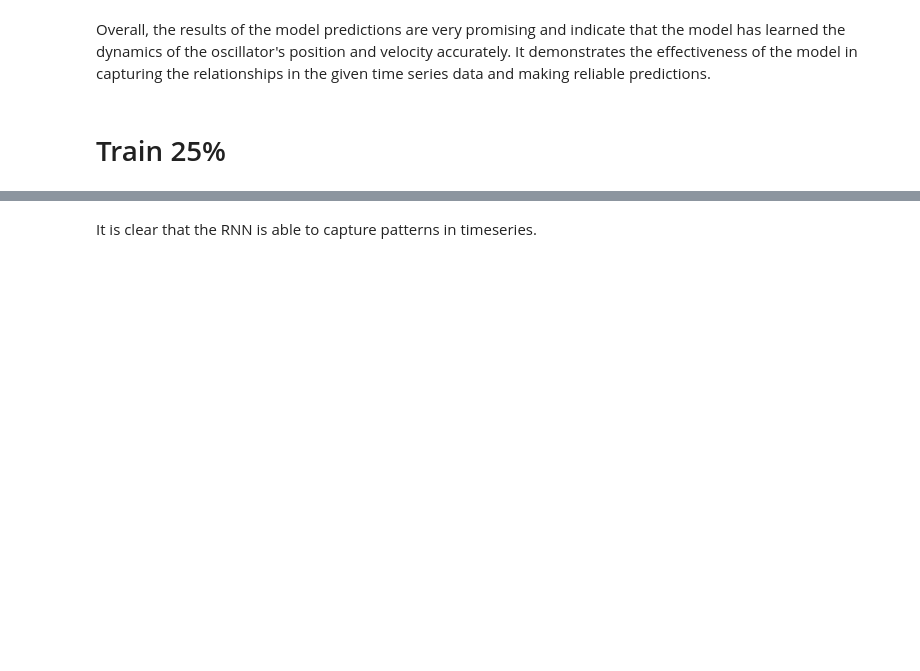
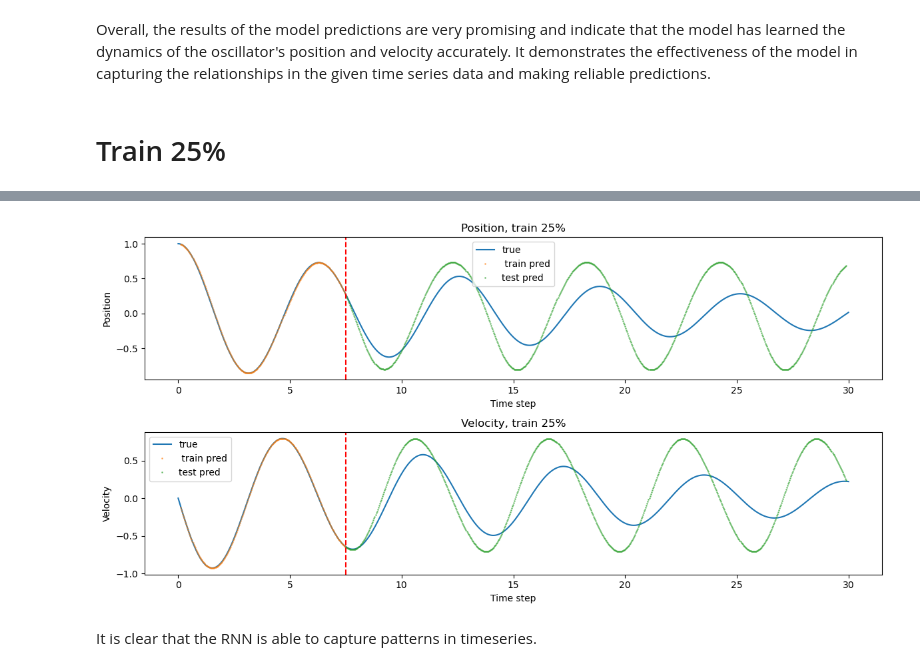
Before and after one commit to luigiEG/FYS5429_Project1, a Jupyter notebook: src/DHOscillator_LSTM.ipynb, the cells around one changed output, grey strips where cells are left out. Drawn from its saved outputs; the diff is of its cells as text; code cells hidden in the pictures; blank space fills up the shorter version.

```diff
--- a/src/DHOscillator_LSTM.ipynb
+++ b/src/DHOscillator_LSTM.ipynb
@@ -402,2 +466,34 @@ Epoch 400: train RMSE 0.0014
+# %%
+
+plt.figure(figsize=(12, 6))
+
+# Position vs Time
+plt.subplot(2, 1, 1)
+plt.plot(times, timeseries_p,  markersize=0.5, label='true')
+plt.plot(train_plot_t,train_plot_p, '.', markersize=2, label=' train pred',alpha=0.5)
+plt.plot(test_plot_t,test_plot_p, '.', markersize=2, label='test pred',alpha=0.5)
+plt.axvline(30*0.25, linestyle='--', color='r')
+plt.xlabel("Time step")
+plt.ylabel("Position")
+plt.title("Position, train 25%")
+plt.legend()
+
+# Velocity vs Time
+plt.subplot(2, 1, 2)
+plt.plot(times, timeseries_v,  markersize=0.5, label='true')
+plt.plot(train_plot_t, train_plot_v, '.', markersize=2, label=' train pred',alpha=0.5)
+plt.plot(test_plot_t, test_plot_v, '.', markersize=2, label='test pred',alpha=0.5)
+plt.axvline(30*0.25, linestyle='--', color='r')
+plt.xlabel("Time step")
+plt.ylabel("Velocity")
+plt.title("Velocity, train 25%")
+plt.legend()
+
+
+plt.savefig('../data/DHOscillator_LSTM_25.pdf')
+plt.tight_layout()
+plt.show()
+# %% [output]
+[figure, added]
 # %% [markdown]
 It is clear that the RNN is able to capture patterns in timeseries.
```
Also changed, not shown: parts of 7 cells of this notebook.
